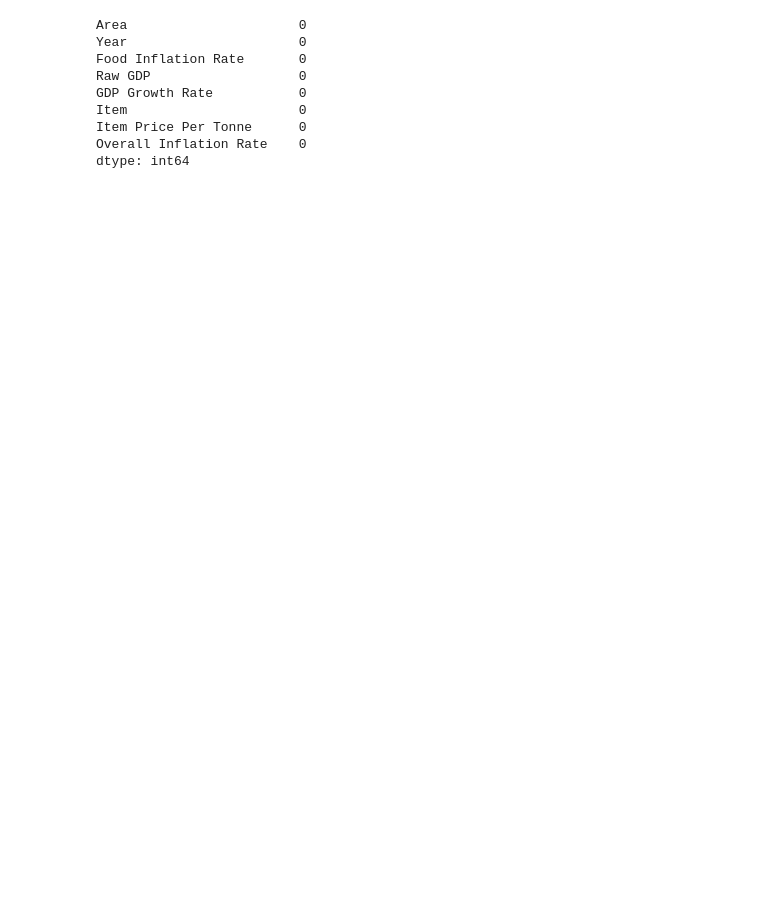
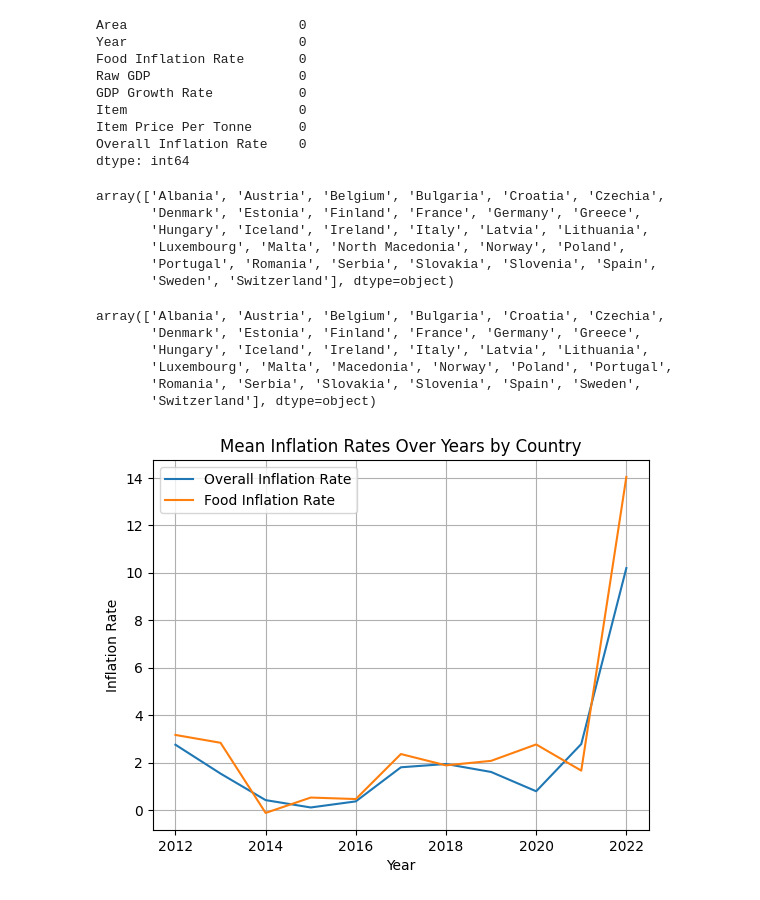
Before and after one commit to filipsam789/food-explainable-ai, a Jupyter notebook: project.ipynb, the cells around one changed output. Drawn from its saved outputs; the diff is of its cells as text; code cells hidden in the pictures; blank space fills up the shorter version.

```diff
--- a/project.ipynb
+++ b/project.ipynb
@@ -323,3 +423,36 @@ Item                      0
 Item Price Per Tonne      0
 Overall Inflation Rate    0
 dtype: int64
+# %%
+data['Area'].unique()
+# %% [output]
+array(['Albania', 'Austria', 'Belgium', 'Bulgaria', 'Croatia', 'Czechia',
+       'Denmark', 'Estonia', 'Finland', 'France', 'Germany', 'Greece',
+       'Hungary', 'Iceland', 'Ireland', 'Italy', 'Latvia', 'Lithuania',
+       'Luxembourg', 'Malta', 'North Macedonia', 'Norway', 'Poland',
+       'Portugal', 'Romania', 'Serbia', 'Slovakia', 'Slovenia', 'Spain',
+       'Sweden', 'Switzerland'], dtype=object)
+# %%
+data['Area'] = data['Area'].replace('North Macedonia', 'Macedonia')
+# %%
+data['Area'].unique()
+# %% [output]
+array(['Albania', 'Austria', 'Belgium', 'Bulgaria', 'Croatia', 'Czechia',
+       'Denmark', 'Estonia', 'Finland', 'France', 'Germany', 'Greece',
+       'Hungary', 'Iceland', 'Ireland', 'Italy', 'Latvia', 'Lithuania',
+       'Luxembourg', 'Malta', 'Macedonia', 'Norway', 'Poland', 'Portugal',
+       'Romania', 'Serbia', 'Slovakia', 'Slovenia', 'Spain', 'Sweden',
+       'Switzerland'], dtype=object)
+# %%
+grouped_overall = data.groupby('Year')['Overall Inflation Rate'].mean()
+grouped_food=data.groupby('Year')['Food Inflation Rate'].mean()
+plt.plot(grouped_overall,label='Overall Inflation Rate')
+plt.plot(grouped_food,label='Food Inflation Rate')
+plt.title('Mean Inflation Rates Over Years by Country')
+plt.xlabel('Year')
+plt.ylabel('Inflation Rate')
+plt.legend()
+plt.grid(True)
+plt.show()
+# %% [output]
+[figure, added]
```
Also changed, not shown: parts of 21 cells of this notebook.
